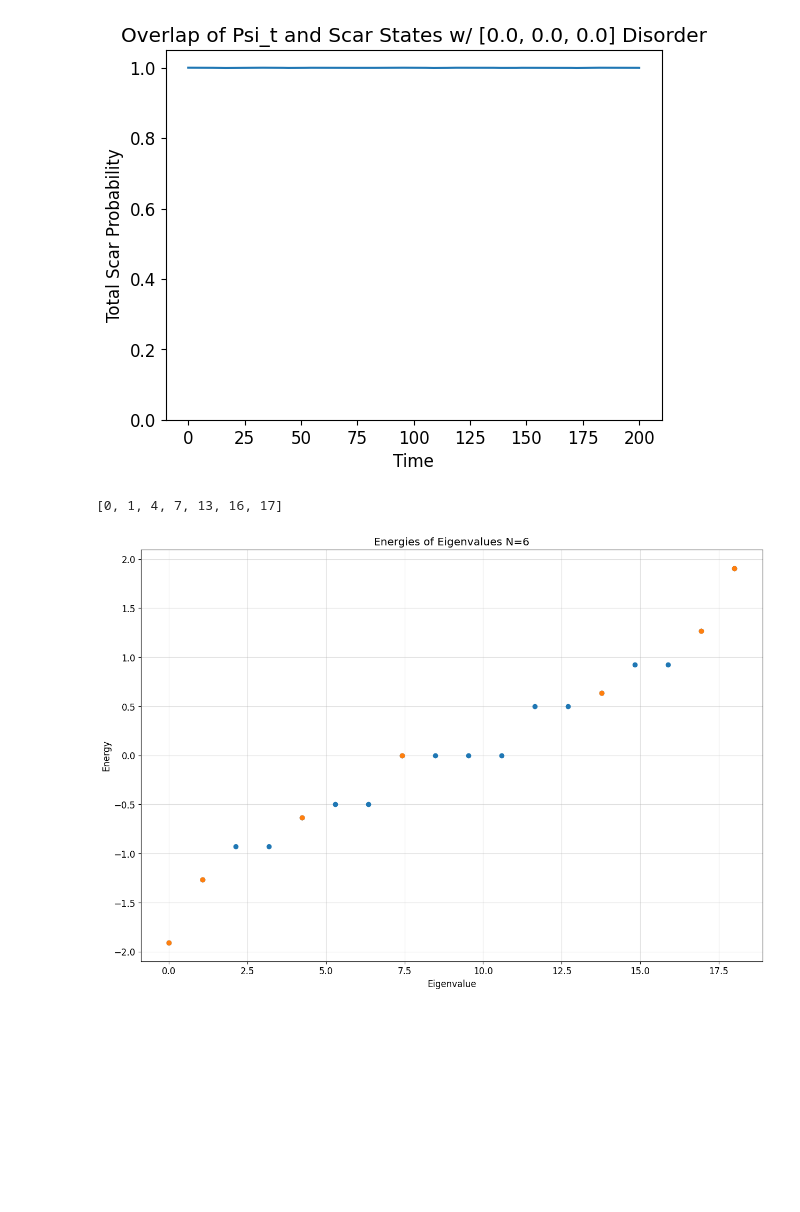
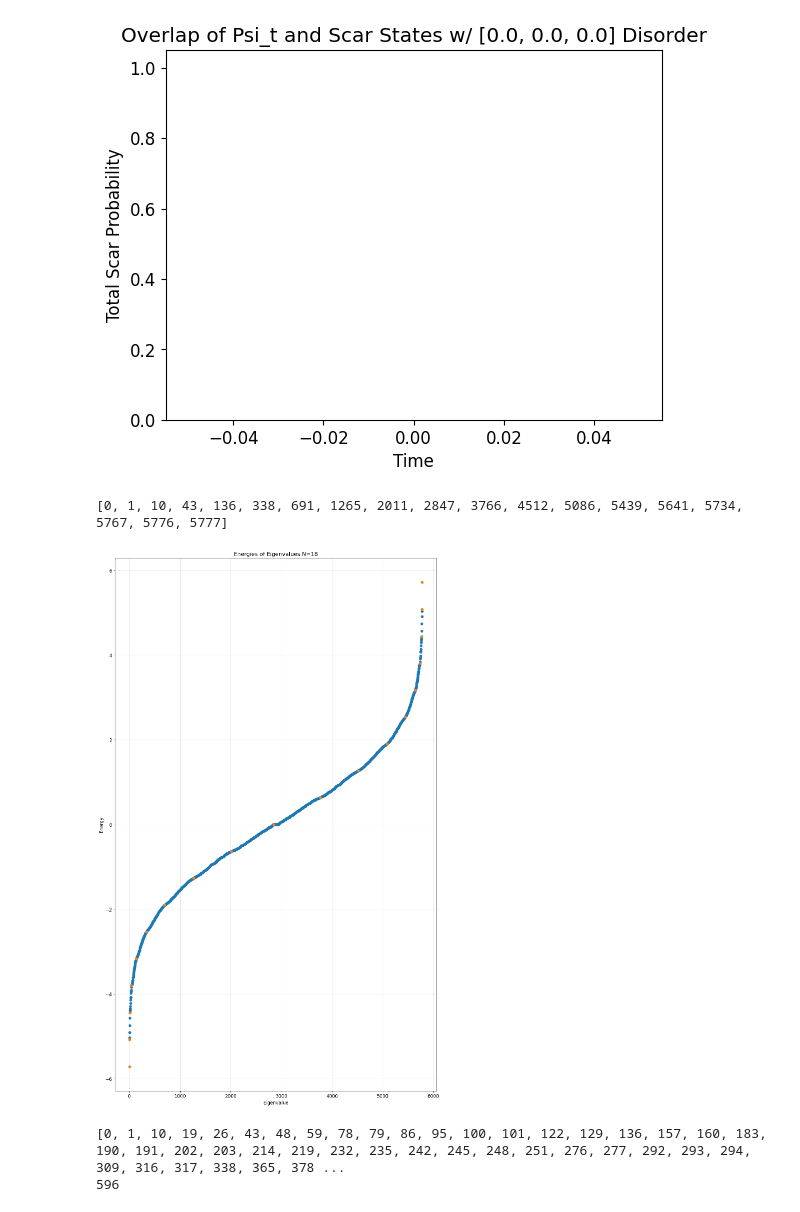
Before and after one commit to Idden/Quantum-Internship, a Jupyter notebook: Quantum_Batteries_Scars/disorder_tests/tantalizing_scar_patterns.ipynb, the cells around one changed output. Saved outputs shown, nothing was run; the diff lists cells and outputs as text; code cells hidden in the pictures; blank space fills up the shorter version.

Commit message:
tantalizing scars

```diff
--- a/Quantum_Batteries_Scars/disorder_tests/tantalizing_scar_patterns.ipynb
+++ b/Quantum_Batteries_Scars/disorder_tests/tantalizing_scar_patterns.ipynb
@@ -5,41 +5,62 @@ import matplotlib.pyplot as plt
 from quantumScarFunctions import *
 from quantumScarsPlotting import *
 # %%
-N = 6
+N = 18
 wd = 0.6365091993031289
 wm = 1.0
 tlist = np.linspace(0, 200, 600)
 args = {"A": 0.1, "omega": wd}
 
 dx = 0.0
 dy = 0.0
 dz = 0.0
 
 H0, H1, eigenvalues, eigenstates, psi0, basisList = get_scar_ham(N, ham_disorder=[dz, dy, dx], random_seed=False)
 
-scarIndices = giveMeScarOverlap(N, psi0, tlist, plot_scars=False, disorder=[dz, dy, dx], reals=1, args=args)
+scarIndices = giveMeScarOverlap(N, psi0, tlist, plot_scars=False, disorder=[dz, dy, dx], reals=0, args=args)
 print(scarIndices)
 
-plt.figure(figsize=(15, 10))
+plt.figure(figsize=(15, 25))
 
 eigenvalues = H0.eigenenergies()
 xlist = np.linspace(0, len(eigenvalues), len(eigenvalues))
 plt.plot(xlist, eigenvalues, ".", ms=12)
 
 slist = []
 scarVals = []
 for i in scarIndices:
     slist.append(xlist[i])
     scarVals.append(eigenvalues[i])
 
 plt.plot(slist, scarVals, ".", ms=12)
 plt.grid(True)
 plt.xlabel("Eigenvalue")
 plt.ylabel("Energy")
 plt.grid(True, alpha=0.4)
 plt.title(f"Energies of Eigenvalues N={N}")
 plt.show()
 # %% [output]
-[figure, old version]
+[figure, new version]
-[0, 1, 4, 7, 13, 16, 17]
+[0, 1, 10, 43, 136, 338, 691, 1265, 2011, 2847, 3766, 4512, 5086, 5439, 5641, 5734, 5767, 5776, 5777]
-[figure, old version]
+[figure, new version]
+# %%
+tol = 1e-8
+eigs = eigenvalues
+non_degen_states = []
+
+for idx, val in enumerate(eigs):
+    close_count = np.sum(np.abs(eigs - val) < tol)
+
+    if close_count == 1:
+        non_degen_states.append(idx)
+
+print(non_degen_states) # excludes center scar
+
+print(len(non_degen_states) - len(scarIndices) + 1)
+
+# 4, 12, 40, 96, 248, 596
+# 2, 6, 20, 48, 124, 298
+# 2, 4, 14, 28, 76, 174
+# %% [output]
+[0, 1, 10, 19, 26, 43, 48, 59, 78, 79, 86, 95, 100, 101, 122, 129, 136, 157, 160, 183, 190, 191, 202, 203, 214, 219, 232, 235, 242, 245, 248, 251, 276, 277, 292, 293, 294, 309, 316, 317, 338, 365, 378 ...
+596
```
Also changed, not shown: 1 other file.
